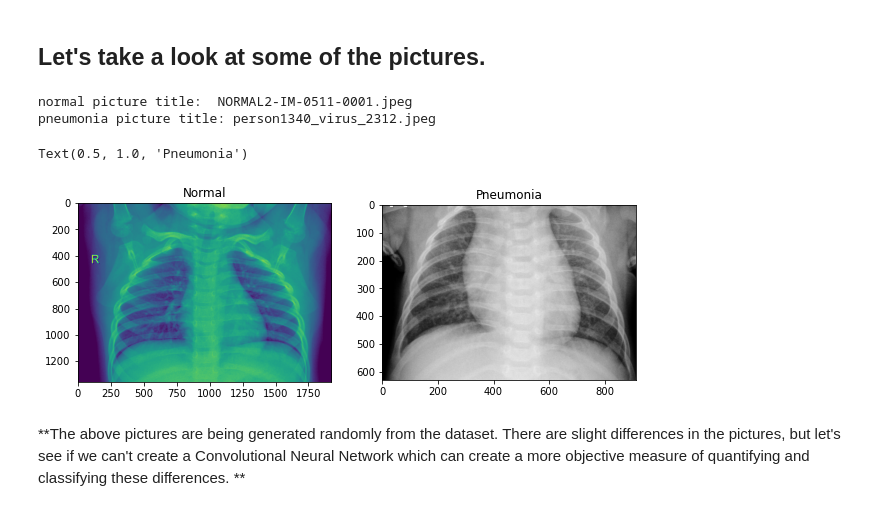
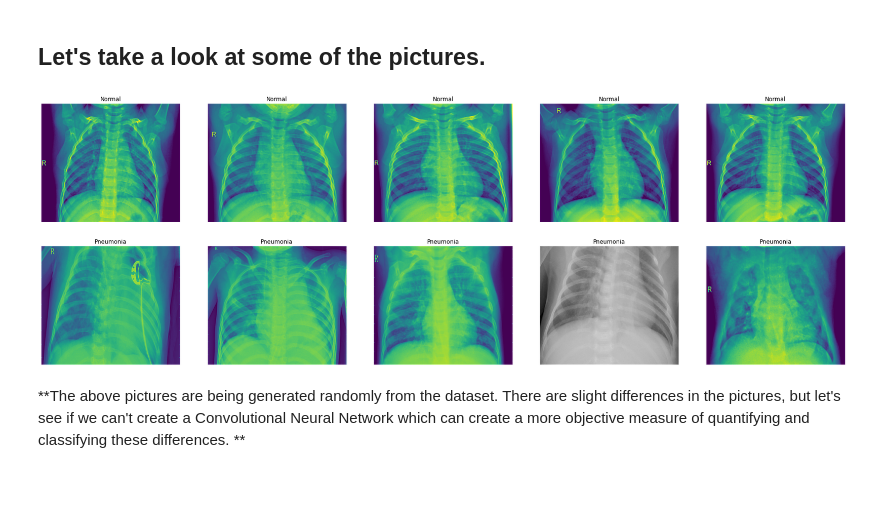
Before and after one commit to HaaaToka/Pneumonia-Detection-From-Chest-X-Ray-Images, a Jupyter notebook: okan/CNN-Pneumonia-Detection.ipynb, the cells around one changed output. Drawn from its saved outputs; the diff is of its cells as text; code cells hidden in the pictures; blank space fills up the shorter version.

```diff
--- a/okan/CNN-Pneumonia-Detection.ipynb
+++ b/okan/CNN-Pneumonia-Detection.ipynb
@@ -97,39 +90,30 @@ pd.DataFrame(data,columns=["Normal Count","Pneumonia Count","Total"],index=index
 As you can see, we have total 5856 images those are high resolution. The train set is containing 90% of the dataset and the test set is 10% of the dataset.
 # %% [markdown]
 ## Let's take a look at some of the pictures.
-# %%
-#Normal pic
-rand_norm= np.random.randint(0,len(os.listdir(train_n)))
-norm_pic = os.listdir(train_n)[rand_norm]
-print('normal picture title: ',norm_pic)
-
-norm_pic_address = train_n+norm_pic
-
-#Pneumonia
-rand_p = np.random.randint(0,len(os.listdir(train_p)))
-
-sic_pic =  os.listdir(train_p)[rand_norm]
-sic_address = train_p+sic_pic
-print('pneumonia picture title:', sic_pic)
-
-# Load the images
-norm_load = Image.open(norm_pic_address)
-sic_load = Image.open(sic_address)
-
-#Let's plt these images
-f = plt.figure(figsize= (10,6))
-a1 = f.add_subplot(1,2,1)
-img_plot = plt.imshow(norm_load)
-a1.set_title('Normal')
-
-a2 = f.add_subplot(1, 2, 2)
-img_plot = plt.imshow(sic_load)
-a2.set_title('Pneumonia')
-# %% [output]
-normal picture title:  NORMAL2-IM-0511-0001.jpeg
-pneumonia picture title: person1340_virus_2312.jpeg
-Text(0.5, 1.0, 'Pneumonia')
-[figure, removed]
+# %%
+norm_pics = os.listdir(train_n)
+sic_pics = os.listdir(train_p)
+
+f,ax = plt.subplots(2,5,figsize=(30,10))
+for i in range(5):
+    tmp=np.random.randint(0,len(os.listdir(train_n)))
+    img = Image.open(train_n+norm_pics[tmp])
+    ax[0, i].imshow(img, cmap='viridis')
+    ax[0, i].set_title("Normal")
+    ax[0, i].axis('off')
+    ax[0, i].set_aspect('auto')
+
+for i in range(5):
+    tmp=np.random.randint(0,len(os.listdir(train_p)))
+    img = Image.open(train_p+sic_pics[tmp])
+    ax[1, i].imshow(img, cmap='viridis')
+    ax[1, i].set_title("Pneumonia")
+    ax[1, i].axis('off')
+    ax[1, i].set_aspect('auto')
+
+plt.show()
+# %% [output]
+[figure, added]
 # %% [markdown]
 **The above pictures are being generated randomly from the dataset. There are slight differences in the pictures, but  let's see if we can't create a Convolutional Neural Network which can create a more objective measure of quantifying and classifying these differences. **
 # %% [markdown]
```
Also changed, not shown: parts of 22 cells of this notebook, 2 other files.
